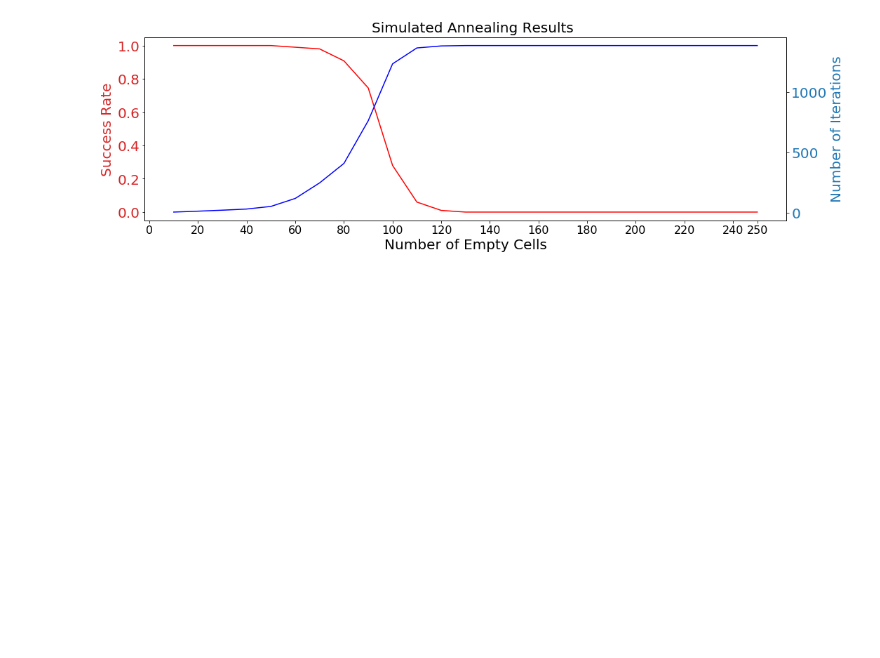
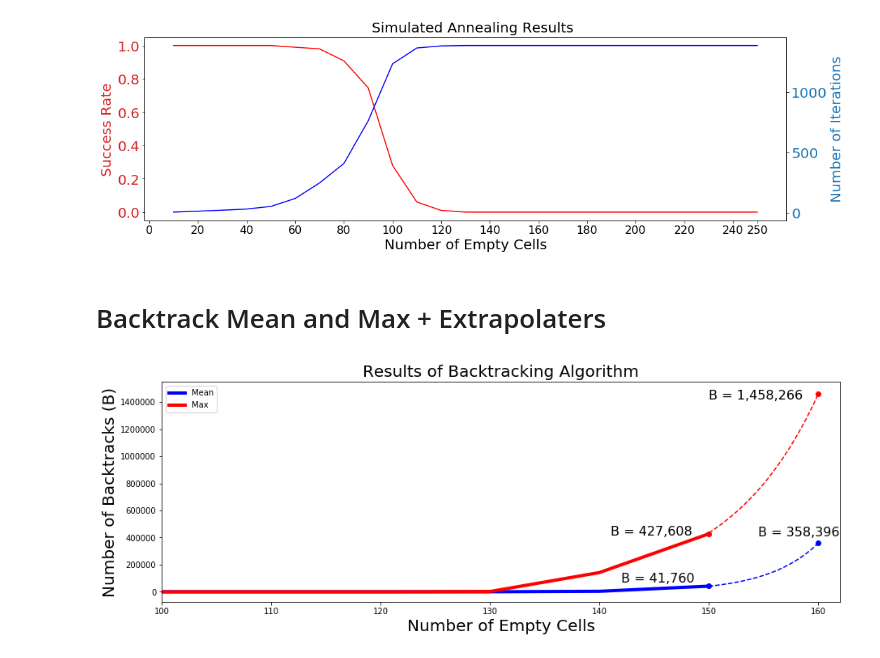
Before and after one commit to aaronbae/SudokuProject, a Jupyter notebook: project_report/Plotter.ipynb, the cells around one changed output. Drawn from its saved outputs; the diff is of its cells as text; code cells hidden in the pictures; blank space fills up the shorter version.

```diff
--- a/project_report/Plotter.ipynb
+++ b/project_report/Plotter.ipynb
@@ -85,3 +91,44 @@ plt.subplots_adjust(top=0.88)
 plt.savefig("../project_report/simulated_annealing_results.png")
 # %% [output]
 [figure]
+# %% [markdown]
+# Backtrack Mean and Max + Extrapolaters
+# %%
+import matplotlib.pyplot as plt
+import numpy as np
+
+plt.figure(figsize=(15,5))
+meandata = np.genfromtxt('../logs/backtrack_mean.txt', delimiter=',')
+maxdata = np.genfromtxt('../logs/backtrack_max.txt', delimiter=',')
+
+inner_coef_mean, outer_coef_mean = np.polyfit(meandata[:,0],  np.log(meandata[:,1]), 1, w=np.sqrt(meandata[:,1]))
+inner_coef_max, outer_coef_max = np.polyfit(maxdata[:,0], np.log(maxdata[:,1]), 1, w=np.sqrt(maxdata[:,1]))
+
+plt.plot(meandata[:,0], meandata[:,1], 'b', linewidth=4, label="Mean")
+plt.plot(maxdata[:,0], maxdata[:,1], 'r', linewidth=4, label="Max")
+
+fake_x = np.linspace(150, 160, num=100)
+plt.plot(fake_x, np.exp(outer_coef_mean) * np.exp(inner_coef_mean * fake_x), 'b--')
+plt.plot(fake_x, np.exp(outer_coef_max) * np.exp(inner_coef_max * fake_x), 'r--')
+
+line_x = np.linspace(10, 150, num=2)
+max_mean = np.max(meandata[:,1])
+max_max = np.max(maxdata[:,1])
+expected_mean = np.exp(outer_coef_mean) * np.exp(inner_coef_mean * 160)
+expected_max = np.exp(outer_coef_max) * np.exp(inner_coef_max * 160)
+plt.text(141, max_max-10000, "B = 427,608", fontsize=16)
+plt.text(142, max_mean+30000, "B = 41,760", fontsize=16)
+plt.text(150, expected_max-40000, "B = 1,458,266", fontsize=16)
+plt.text(154.5, expected_mean+50000, "B = 358,396", fontsize=16)
+plt.scatter([150, 160], [max_max, expected_max], color='r')
+plt.scatter([150, 160], [max_mean, expected_mean], color='b')
+
+plt.legend()
+plt.xlabel("Number of Empty Cells", fontsize=20)
+plt.ylabel("Number of Backtracks (B)", fontsize=20)
+plt.title("Results of Backtracking Algorithm", fontsize=20)
+plt.xlim((100, 162))
+plt.savefig("../project_report/backtrack.png")
+plt.show()
+# %% [output]
+[figure, added]
```
Also changed, not shown: parts of 2 cells of this notebook, 12 other files.
